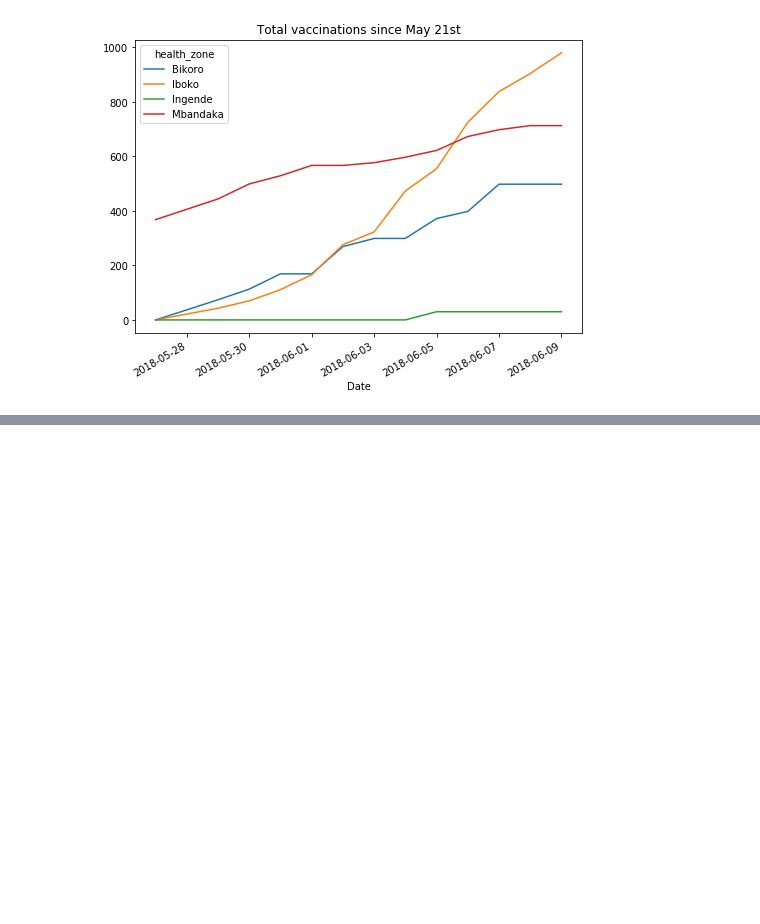
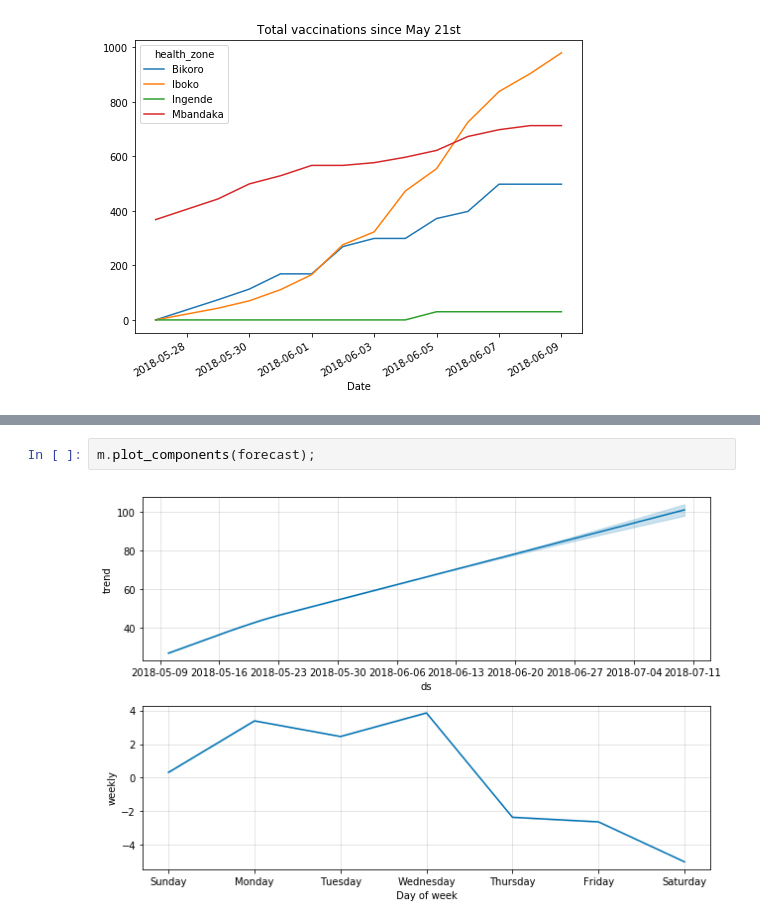
Before and after one commit to NSSAC/DRC_Ebola_2018, a Jupyter notebook: notebooks/DRC_EVD_mapping.ipynb, the cells around one changed output, grey strips where cells are left out. Saved outputs shown, nothing was run; the diff lists cells and outputs as text; blank space fills up the shorter version.

```diff
--- a/notebooks/DRC_EVD_mapping.ipynb
+++ b/notebooks/DRC_EVD_mapping.ipynb
@@ -99,0 +126,4 @@ plt.savefig('../plots/DRC_EVD_vax.jpg',dpi=100,bbox_inches='tight')
+# %%
+m.plot_components(forecast);
+# %% [output]
+[figure, added]
```
Also changed, not shown: parts of 6 cells of this notebook, 8 other files.
